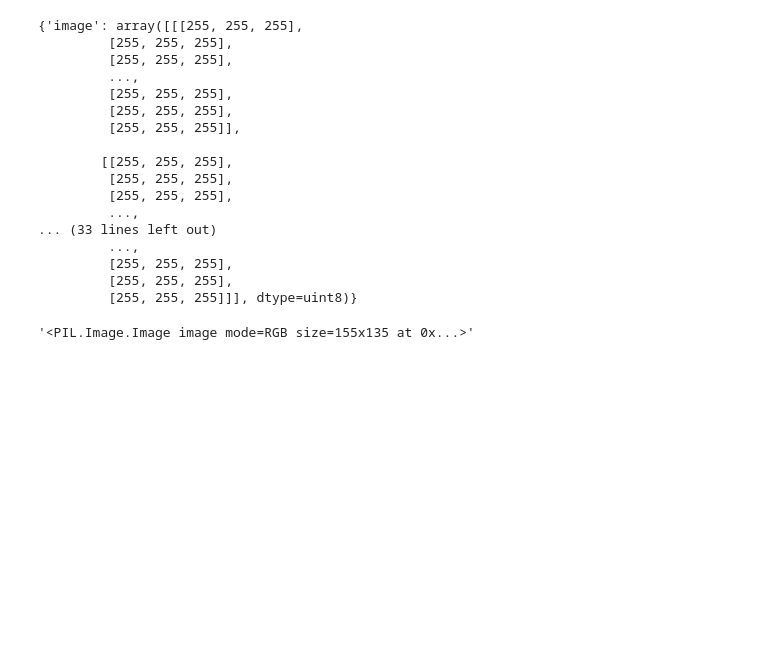
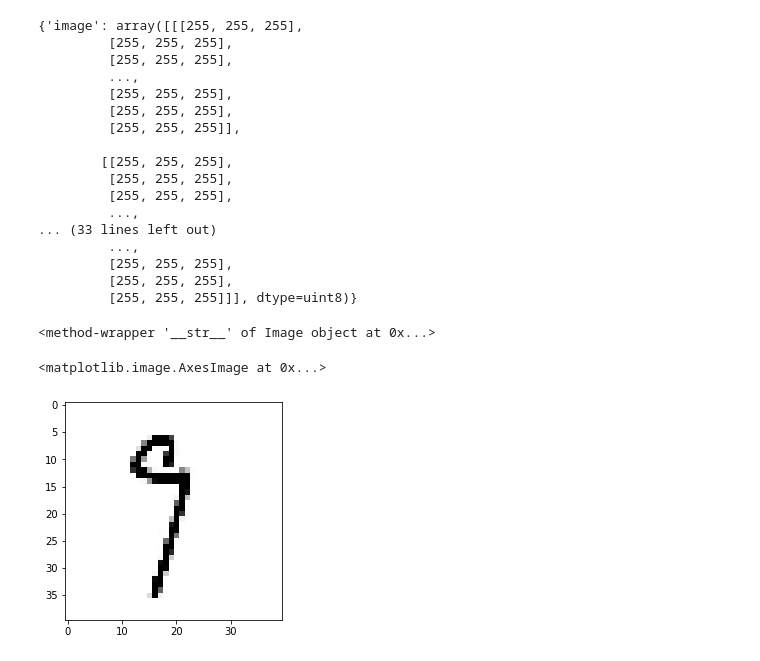
Before and after one commit to shubham-shinde/optical_character_recognition, a Jupyter notebook: notebooks/Symbols Data Augmentations.ipynb, the cells around one changed output. Saved outputs shown, nothing was run; the diff lists cells and outputs as text; code cells hidden in the pictures; blank space fills up the shorter version.

```diff
--- a/notebooks/Symbols Data Augmentations.ipynb
+++ b/notebooks/Symbols Data Augmentations.ipynb
@@ -113,6 +125,11 @@ A.Resize(width=32, height=32)(image=((np.array(img))))
          [255, 255, 255],
          [255, 255, 255]]], dtype=uint8)}
 # %%
-T.RandomPerspective(distortion_scale=0.6, p=1, fill=255)(img).__str
+T.RandomPerspective(distortion_scale=0.6, p=1, fill=255)(img).__str__
 # %% [output]
-'<PIL.Image.Image image mode=RGB size=155x135 at 0x...>'
+<method-wrapper '__str__' of Image object at 0x...>
+# %%
+plt.imshow(A.PadIfNeeded(40, 40, p=1, value=(255,255, 255), border_mode=cv2.BORDER_CONSTANT)(image=np.array(resized_img))['image'])
+# %% [output]
+<matplotlib.image.AxesImage at 0x...>
+[figure, added]
```
Also changed, not shown: parts of 6 cells of this notebook, 8 other files.
